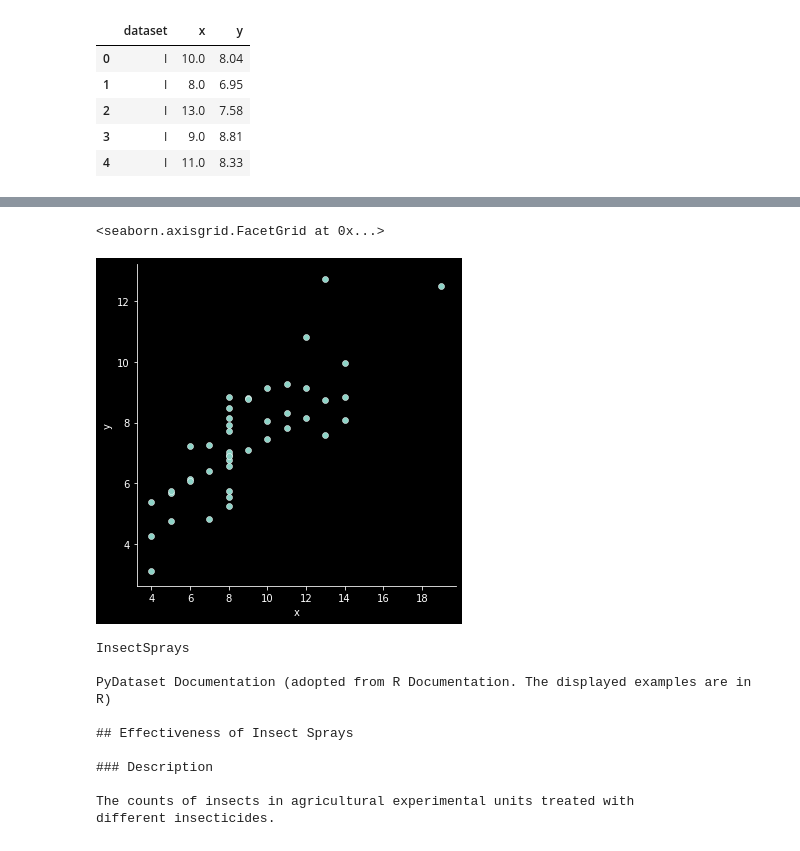
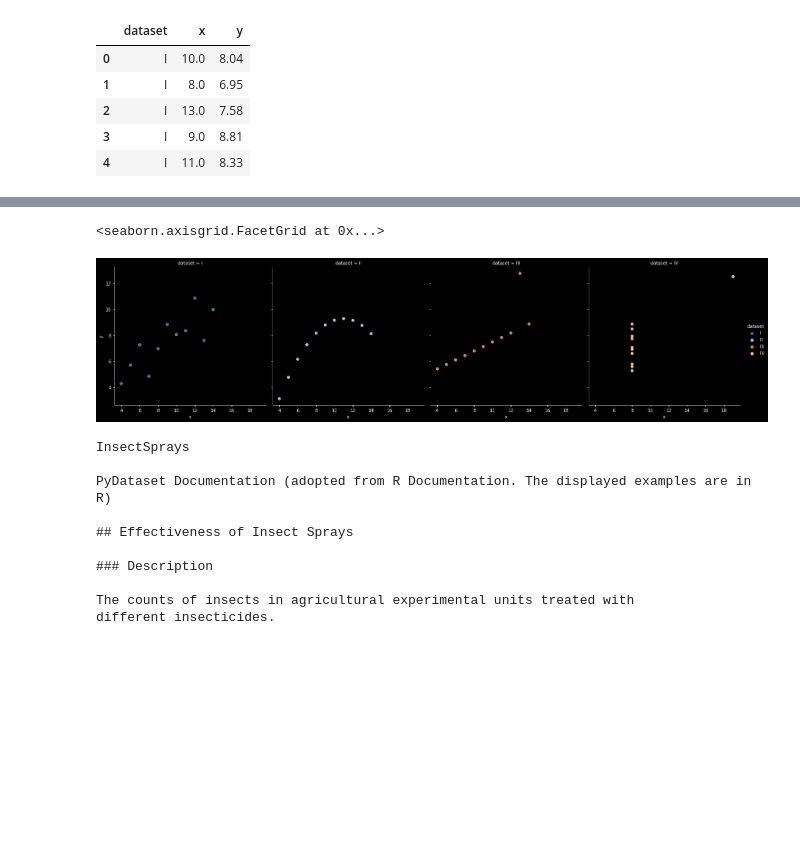
Before and after one commit to Ken-Alviola/numpy-pandas-visualization-exercises, a Jupyter notebook: seaborn_exercises.ipynb, the cells around one changed output, grey strips where cells are left out. Cells and saved outputs as stored; diff of their text form; code cells hidden in the pictures; blank space fills up the shorter version.

Commit message:
anscombe corrections

```diff
--- a/seaborn_exercises.ipynb
+++ b/seaborn_exercises.ipynb
@@ -106,10 +92,10 @@ Name: y, dtype: float64
 # %%
 # - Plot the x and y values from the anscombe data. Each dataset should be in a separate column.
 
-sns.relplot(data = anscombe, x='x',y='y')
+sns.relplot(data = anscombe, x='x',y='y',hue='dataset',palette='tab20',col='dataset')
 # %% [output]
 <seaborn.axisgrid.FacetGrid at 0x...>
-[figure, old version]
+[figure, new version]
 # %%
 #2. Load the InsectSprays dataset and read it's documentation. Create a boxplot that shows the effectiveness of the different insect sprays.
 data('InsectSprays', show_doc = True)
```
Also changed, not shown: parts of 6 cells of this notebook.
